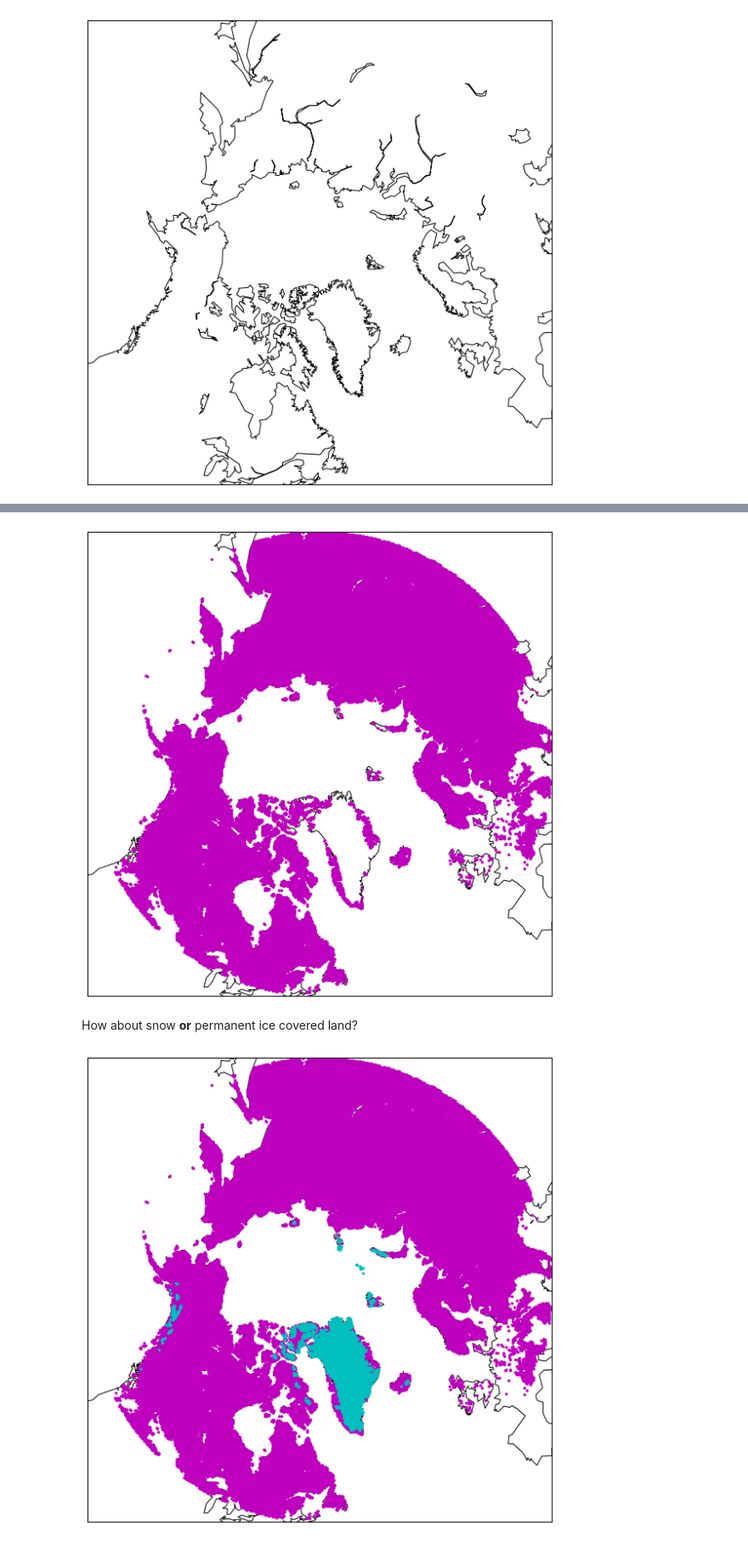
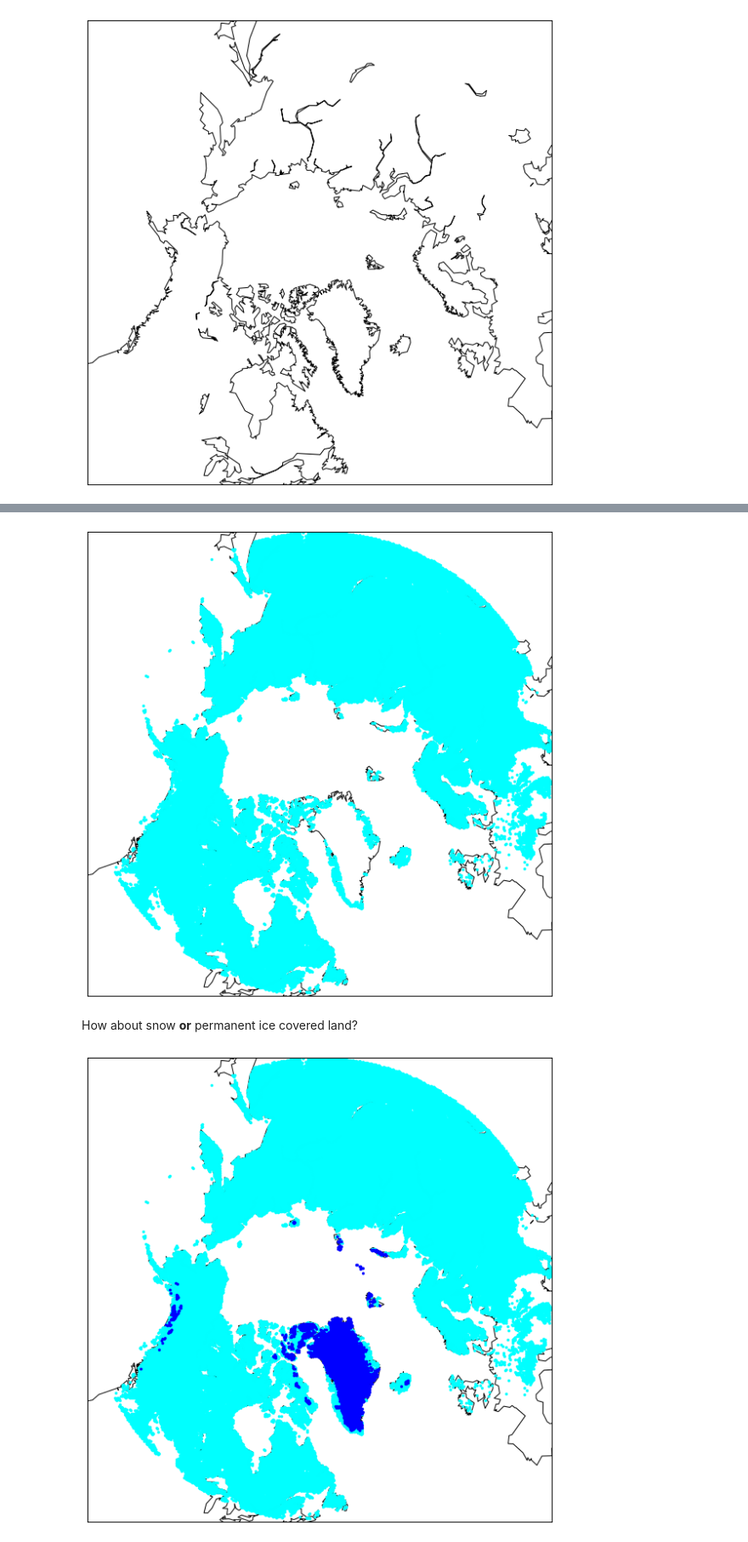
Before and after one commit to p-madden/sea-2016-tutorial, a Jupyter notebook: module-3.ipynb, the cells around one changed output, grey strips where cells are left out. Shown at 85% size. Drawn from its saved outputs; the diff is of its cells as text; code cells hidden in the pictures.

```diff
--- a/module-3.ipynb
+++ b/module-3.ipynb
@@ -13,9 +13,9 @@ Let's pull our snow-cover data in this notebook:
 # %%
 import netCDF4
 import numpy as np
-opendap_base = 'http://opendap.apps.nsidc.org:80/opendap/DATASETS'
-opendap_data = 'nsidc0530_MEASURES_nhsnow_daily25/2012/nhtsd25e2_20120101_v01r01.nc'
-url = '/'.join([opendap_base, opendap_data])
+url = ('http://opendap.apps.nsidc.org:80/opendap/DATASETS/'
+       'nsidc0530_MEASURES_nhsnow_daily25/2012/nhtsd25e2_20120101_v01r01.nc'
+)
 dataset = netCDF4.Dataset(url)
 latitude = np.array(dataset.variables['latitude'])
 longitude = np.array(dataset.variables['longitude'])
@@ -79,42 +103,42 @@ for row in range(0, latitude.shape[0]):
             lats.append(lat)
             lons.append(lon)
 x, y = map(lons, lats)
-map.plot(x, y, 'm.')
+map.plot(x, y, '.', color='Cyan')
 plt.draw()
 # %% [output]
-[figure, old version]
+[figure, new version]
 # %% [markdown]
 How about snow **or** permanent ice covered land?
 # %%
 %matplotlib inline
 plt.figure(figsize=(10, 10))
 map = Basemap(projection='npstere', boundinglat=45, lon_0=300)
 map.drawcoastlines()
 latitude = np.array(latitude)
 longitude = np.array(longitude)
 snow_lats = []
 snow_lons = []
 ice_lats = []
 ice_lons = []
 for row in range(0, latitude.shape[0]):
     for col in range(0, latitude.shape[1]):
         lat = latitude[row][col]
         lon = longitude[row][col]
         cover = msce[row][col]
         if lat >= 45:
             if cover in range(10, 17):
                 snow_lats.append(lat)
                 snow_lons.append(lon)
             elif cover == 30:
                 ice_lats.append(lat)
                 ice_lons.append(lon)
 snow_x, snow_y = map(snow_lons, snow_lats)
-map.plot(snow_x, snow_y, 'm.')
+map.plot(snow_x, snow_y, '.', color='Cyan')
 ice_x, ice_y = map(ice_lons, ice_lats)
-map.plot(ice_x, ice_y, 'c.')
+map.plot(ice_x, ice_y, '.', color='Blue')
 plt.draw()
 # %% [output]
-[figure, old version]
+[figure, new version]
 # %%
 %matplotlib inline
 plt.figure(figsize=(10, 10))
```
Also changed, not shown: parts of 10 cells of this notebook.
